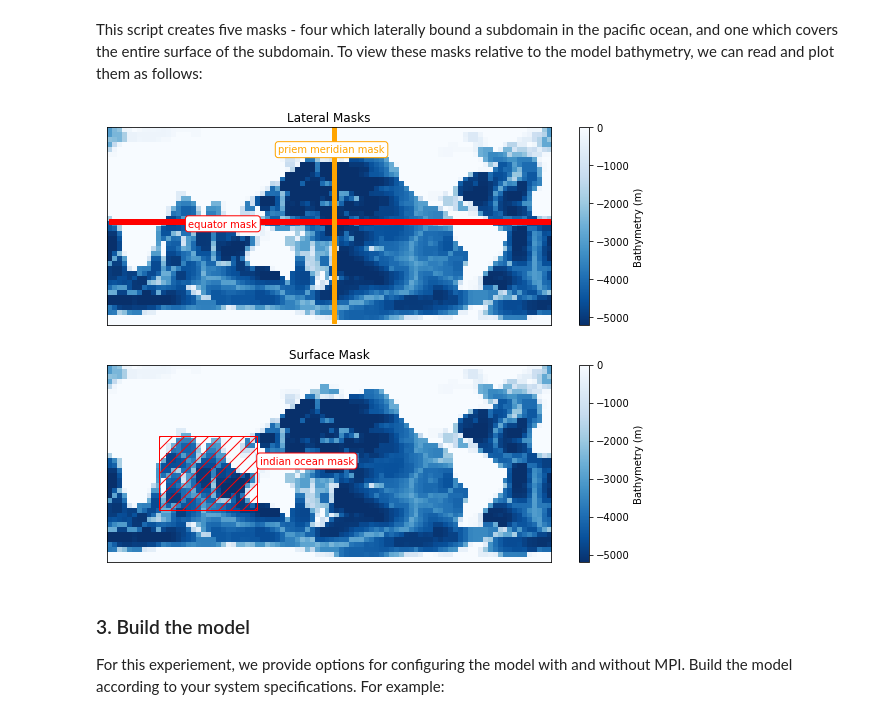
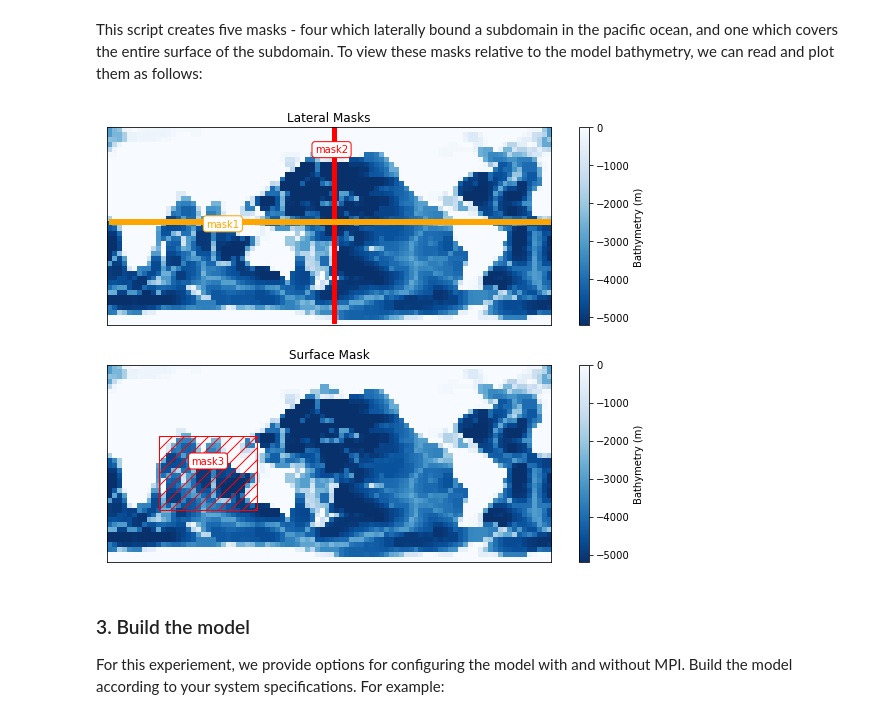
Before and after one commit to mhwood/diagnostics_vec, a Jupyter notebook: notebooks/tutorial_global_oce_latlon.ipynb, the cells around one changed output. Drawn from its saved outputs; the diff is of its cells as text; code cells hidden in the pictures.

```diff
--- a/notebooks/tutorial_global_oce_latlon.ipynb
+++ b/notebooks/tutorial_global_oce_latlon.ipynb
@@ -33,14 +34,12 @@ import matplotlib.pyplot as plt
 from matplotlib.patches import Rectangle
 
 # set the path to the input directory (UPDATE FOR YOUR SYSTEM)
-input_dir = '/Users/michwood/Documents/Research/Projects/Ocean_Modeling/'\
-            'Projects/Diagnostics_vec_development/MITgcm/verification/'\
-            'tutorial_global_oce_latlon/input_dv'
+input_dir = 'path/to/MITgcm/verification/tutorial_global_oce_latlon/input_dv'
 
 Nx = 90
 Ny = 40
 
-lateral_mask_names = ['equator_mask','prime_meridian_mask']
+lateral_mask_names = ['mask1_ctrl','mask2_ctrl']
 
 # collect the mask files
 lateral_mask_grids = []
@@ -49,7 +48,7 @@ for mask_name in lateral_mask_names:
     mask_grid = np.fromfile(mask_file,dtype='>f4')
     mask_grid = np.reshape(mask_grid,(Ny,Nx))
     lateral_mask_grids.append(mask_grid)
-surface_mask_file = os.path.join(input_dir,'indian_ocean_mask.bin')
+surface_mask_file = os.path.join(input_dir,'mask3_ctrl.bin')
 surface_mask_grid = np.fromfile(surface_mask_file,dtype='>f4')
 surface_mask_grid = np.reshape(surface_mask_grid,(Ny,Nx))
 
@@ -68,37 +67,37 @@ C = plt.imshow(bathy_grid,origin='lower',cmap='Blues_r')
 cbar = plt.colorbar(C)
 cbar.set_label('Bathymetry (m)')
 for mn in range(len(lateral_mask_grids)):
     rows,cols = np.where(lateral_mask_grids[mn]!=0)
     for pt in range(len(rows)):
         rect = Rectangle((cols[pt],rows[pt]),1,1,color=mask_plot_colors[mn])
         plt.gca().add_patch(rect)
-plt.text(23,20,'equator mask',color=mask_plot_colors[0],ha='center',va='center',
+plt.text(45,35,'mask2',color=mask_plot_colors[0],ha='center',va='center',
          bbox=dict(boxstyle="round",ec=mask_plot_colors[0],fc='w'))
-plt.text(45,35,'priem meridian mask',color=mask_plot_colors[1],ha='center',va='center',
+plt.text(23,20,'mask1',color=mask_plot_colors[1],ha='center',va='center',
          bbox=dict(boxstyle="round",ec=mask_plot_colors[1],fc='w'))
 
 plt.gca().set_xticks([])
 plt.gca().set_yticks([])
 
 plt.subplot(2,1,2)
 plt.title('Surface Mask')
 C = plt.imshow(bathy_grid,origin='lower',cmap='Blues_r')
 cbar = plt.colorbar(C)
 cbar.set_label('Bathymetry (m)')
 rows,cols = np.where(surface_mask_grid!=0)
 rect = Rectangle((np.min(cols),np.min(rows)),
                  np.max(cols)-np.min(cols),np.max(rows)-np.min(rows),
                  color='red',hatch='//',fill=False)
 plt.gca().add_patch(rect)
-plt.text(40,20,'indian ocean mask',color='red',ha='center',va='center',
+plt.text(20,20,'mask3',color='red',ha='center',va='center',
          bbox=dict(boxstyle="round",ec='red',fc='w'))
 
 plt.gca().set_xticks([])
 plt.gca().set_yticks([])
 
 plt.show()
 # %% [output]
-[figure, old version]
+[figure, new version]
 # %% [markdown]
 ### 3. Build the model
 For this experiement, we provide options for configuring the model with and without MPI. Build the model according to your system specifications. For example:
```
Also changed, not shown: parts of 12 cells of this notebook, 5 other files.
